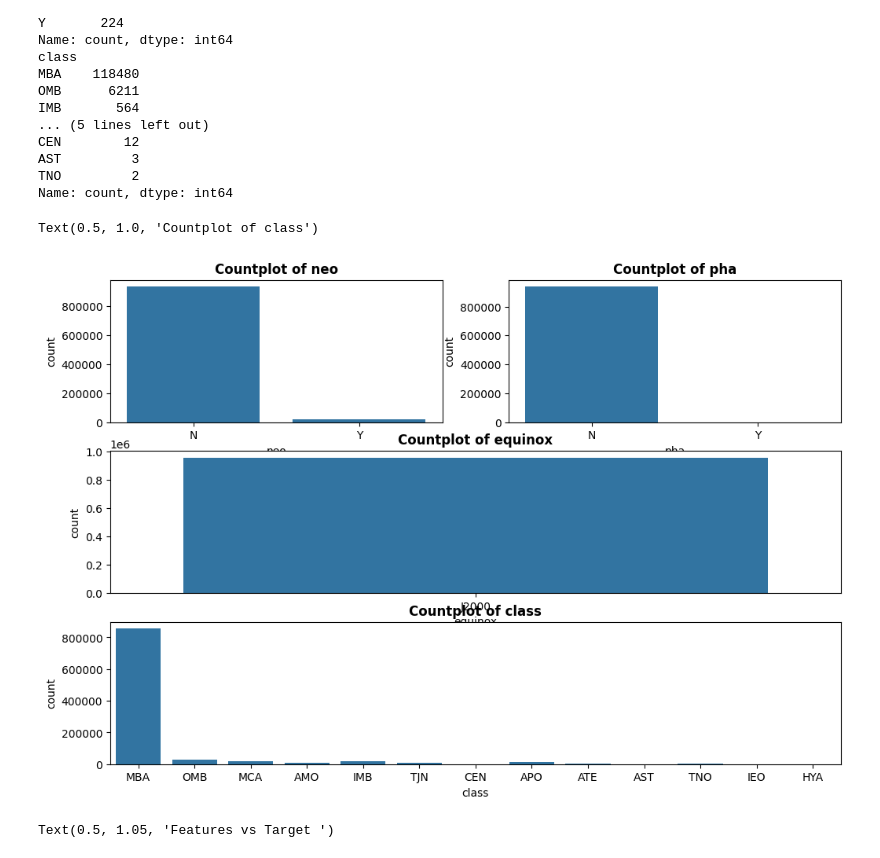
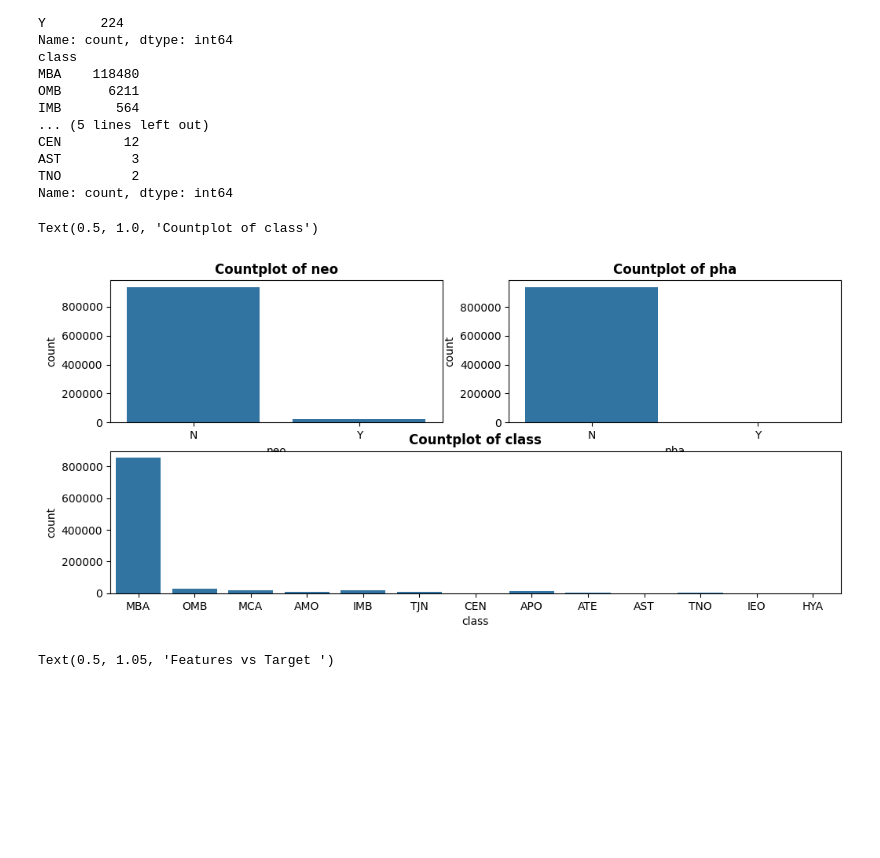
Before and after one commit to Michael-M-William/ML-Final-project, a Jupyter notebook: Final-project.ipynb, the cells around one changed output. Saved outputs shown, nothing was run; the diff lists cells and outputs as text; code cells hidden in the pictures; blank space fills up the shorter version.

```diff
--- a/Final-project.ipynb
+++ b/Final-project.ipynb
@@ -199,7 +199,8 @@ ID_COLUMNS = [
     "full_name",
     "orbit_id",
     "epoch_cal",
-    "prefix"]
+    "prefix",
+    'equinox']
 existing_id_columns = [
     col for col in ID_COLUMNS
     if col in df.columns]
@@ -424,3 +425,19 @@ display(outlier_report)
 | 10 | om | 8.060440e+01 | 2.522478e+02 | 1.716434e+02 | -1.768606e+02 | 5.097128e+02 | 0 | 0.000000 |
 # %% [markdown]
 2.   graphs
+# %%
+for col in categorical_cols:
+    plt.figure(figsize=(8, 4))
+
+    # رسم التكرارات لكل فئة داخل العمود
+    sns.countplot(data=df, x=col, order=df[col].value_counts().index)
+
+    plt.title(f"Distribution of {col}", fontsize=12)
+    plt.xlabel(col, fontsize=10)
+    plt.ylabel("Count", fontsize=10)
+
+    # تعديل زاوية الكتابة على المحور السيني لو كانت الأسماء طويلة أو كثيرة
+    plt.xticks(rotation=45, ha='right')
+
+    plt.tight_layout()
+    plt.show()
@@ -679,7 +699,7 @@ df_clean = df.copy()
 small_missing_cols = [
    'moid', 'moid_ld', 'sigma_e', 'sigma_a', 'sigma_q',
     'sigma_i', 'sigma_om', 'sigma_w', 'sigma_ma', 'sigma_ad',
-    'sigma_n', 'sigma_tp', 'sigma_per', 'rms'
+    'sigma_n', 'sigma_tp', 'sigma_per', 'rms','per','per_y','ma','ad'
 ]
 
 # تعويض القيم المفقودة باستخدام الوسيط (Median) لكل عمود
@@ -774,7 +794,7 @@ dtype: int64
 # %% [markdown]
 geting dia
 # %%
-df_dia=df_clean.drop(['epoch','equinox',
+df_dia=df_clean.drop(['epoch',
            'epoch_mjd','i', 'om', 'w','ma','tp', 'tp_cal', 'per', 'per_y','sigma_e', 'sigma_a',
            'sigma_q', 'sigma_i', 'sigma_om', 'sigma_w','sigma_ma', 'sigma_ad', 'sigma_n', 'sigma_tp', 'sigma_per'],axis=1)
 # %%
@@ -936,26 +956,23 @@ Name: count, dtype: int64
 # %%
 fig = plt.figure(figsize=(12, 8))
 gs = fig.add_gridspec(3, 2) # Changed from 2,2 to 3,2 to allow a third row
 
 ax1 = fig.add_subplot(gs[0, 0])
 ax2 = fig.add_subplot(gs[0, 1])
 
 ax3 = fig.add_subplot(gs[1, :])
-ax4 = fig.add_subplot(gs[2, :])
+
 sns.countplot(x=df[obj_cols[0]], ax=ax1)
 ax1.set_title(f"Countplot of {obj_cols[0]}", fontweight="bold", fontsize=12)
 
 sns.countplot(x=df[obj_cols[1]], ax=ax2)
 ax2.set_title(f"Countplot of {obj_cols[1]}", fontweight="bold", fontsize=12)
 
 sns.countplot(x=df[obj_cols[2]], ax=ax3)
 ax3.set_title(f"Countplot of {obj_cols[2]}", fontweight="bold", fontsize=12)
-
-sns.countplot(x=df[obj_cols[3]], ax=ax4)
-ax4.set_title(f"Countplot of {obj_cols[3]}", fontweight="bold", fontsize=12) # Changed ax3 to ax4
 # %% [output]
 Text(0.5, 1.0, 'Countplot of class')
-[figure, old version]
+[figure, new version]
 # %%
 features = num_cols.columns.to_list()
 row = 4
```
Also changed, not shown: parts of 14 cells of this notebook.
